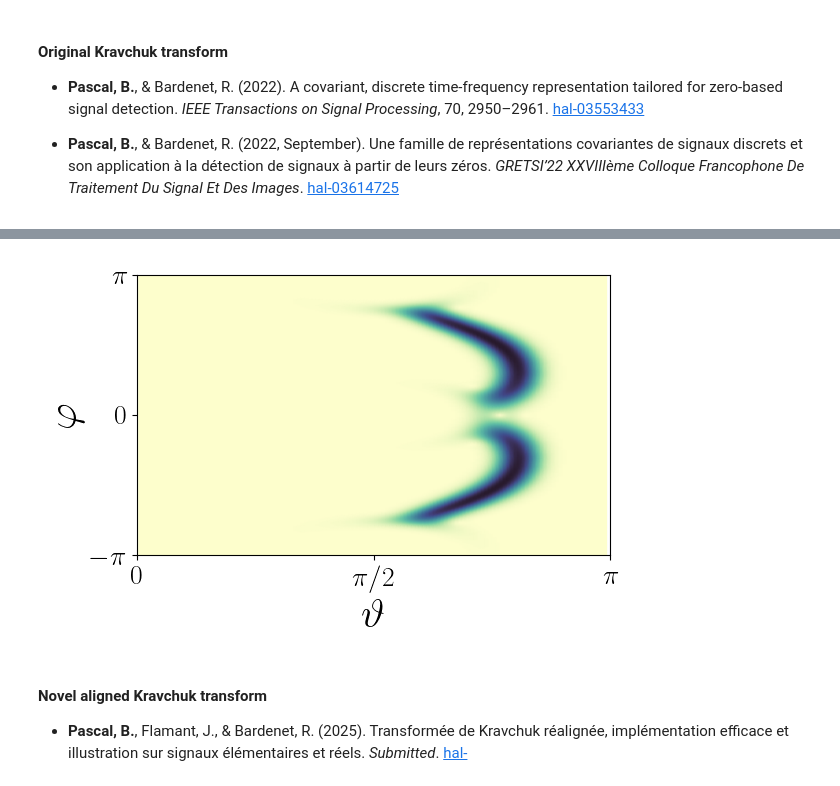
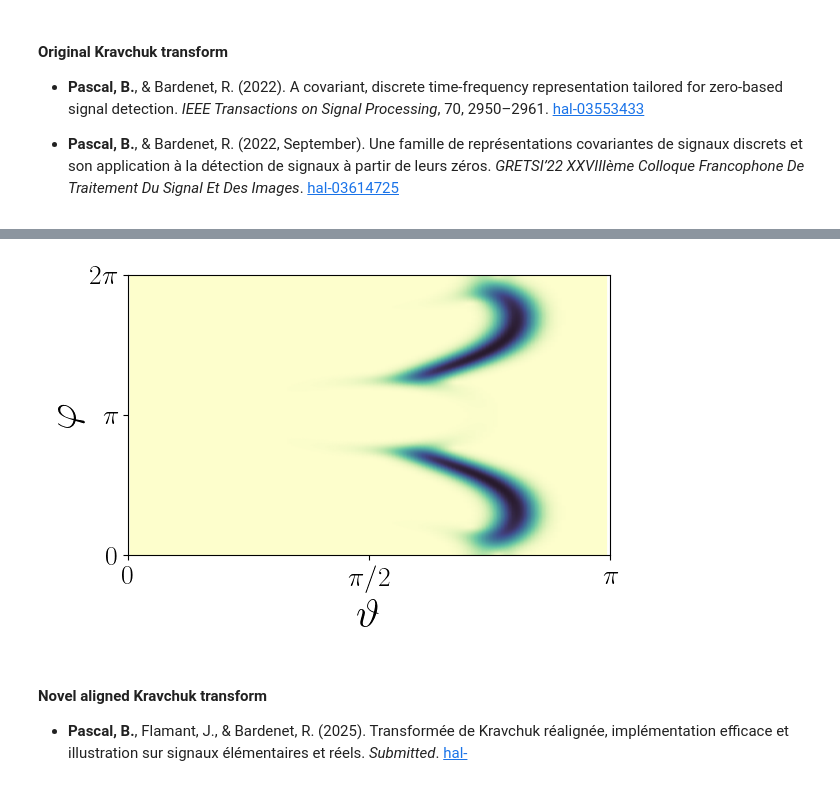
Before and after one commit to GRETSI-2025/GRETSI25_Label-Argent_Transformee-de-Kravchuk-realignee-implementation-efficace-et-illustration, a Jupyter notebook: notebooks/kravchuk-aligned-transform.ipynb, the cells around one changed output, grey strips where cells are left out. Drawn from its saved outputs; the diff is of its cells as text; code cells hidden in the pictures.

```diff
--- a/notebooks/kravchuk-aligned-transform.ipynb
+++ b/notebooks/kravchuk-aligned-transform.ipynb
@@ -38,7 +38,7 @@ time_t         = display_signal(signal,time_t)
 - **Pascal, B.**, & Bardenet, R. (2022, September). Une famille de représentations covariantes de signaux discrets et son application à la détection de signaux à partir de leurs zéros. *GRETSI’22 XXVIIIème Colloque Francophone De Traitement Du Signal Et Des Images*. [hal-03614725](https://hal.archives-ouvertes.fr/hal-03614725/document)
 # %%
 ti_origin  = time.time()
-Ks, _,_    = the_ptransform(signal,1/2,thetas[:-1],phis)
+Ks, _,_    = the_ptransform(signal,1/2,thetas[:-1],phis+np.pi)
 tf_origin  = time.time()
 dt_origin  = tf_origin - ti_origin
 
@@ -48,7 +48,7 @@ Elapsed time to compute the original p-Kravchuk transform is 2.59 sec.
 # %%
-planar_display(np.exp(np.abs(Ks)),[],[],thetas[:-1],phis)
+planar_display(np.exp(np.abs(Ks)),[],[],thetas[:-1],phis+np.pi,new = False)
 # %% [output]
-[figure, old version]
+[figure, new version]
 # %% [markdown]
 #### Novel aligned Kravchuk transform
 
```
Also changed, not shown: parts of 2 cells of this notebook.
